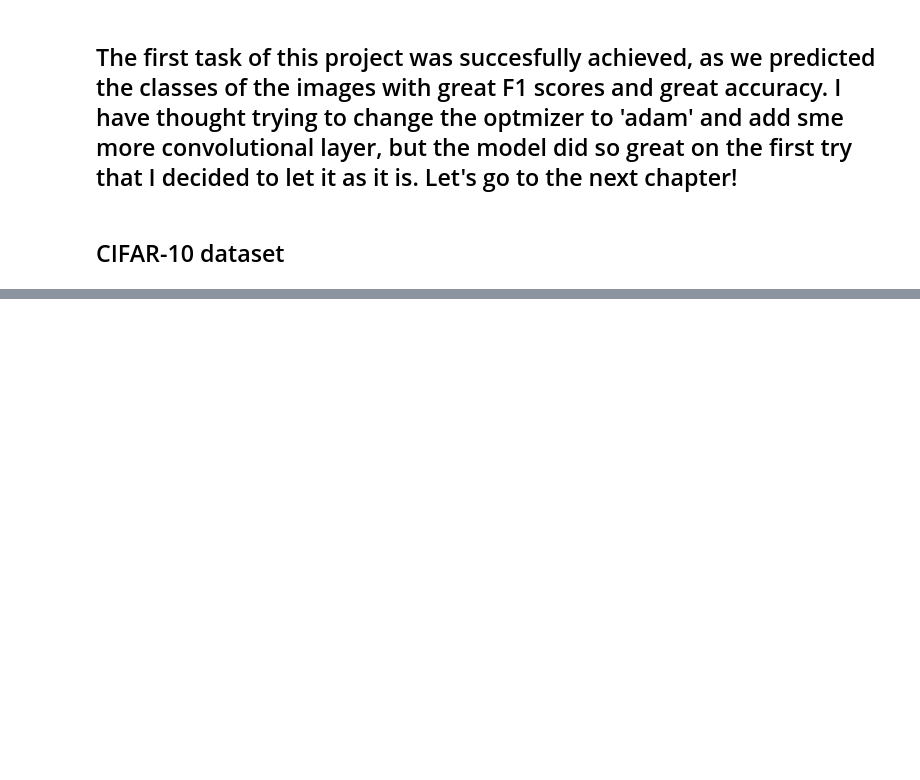
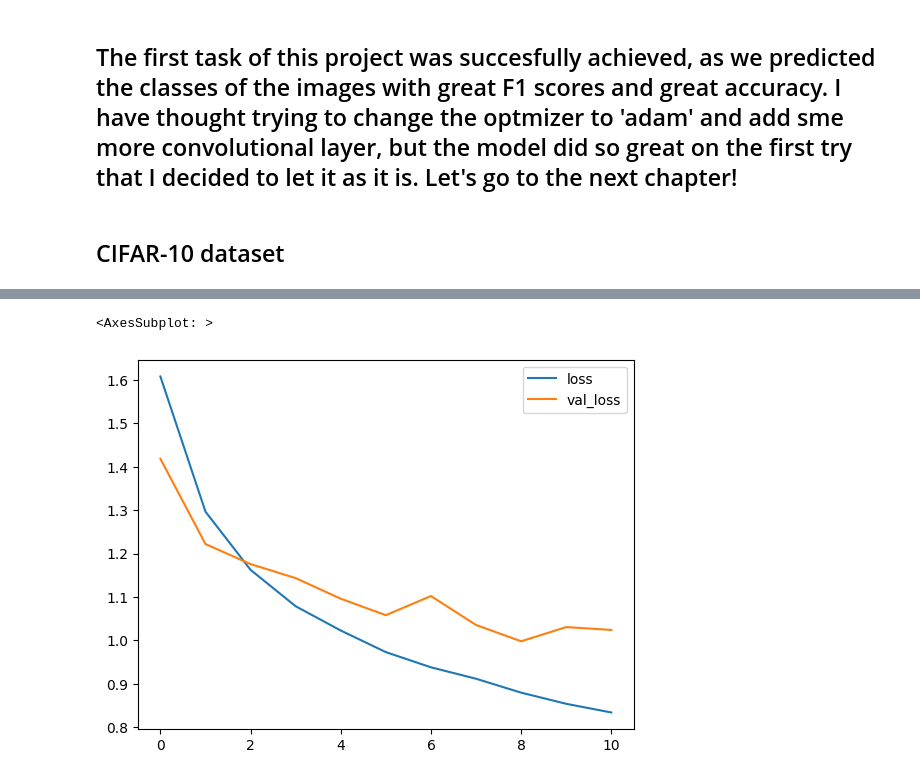
Before and after one commit to MarkusZetes/Personal-Projects, a Jupyter notebook: Greyscale, Color and 'Real World' Image Classification.ipynb, the cells around one changed output, grey strips where cells are left out. Drawn from its saved outputs; the diff is of its cells as text; code cells hidden in the pictures; blank space fills up the shorter version.

```diff
--- a/Greyscale, Color and 'Real World' Image Classification.ipynb
+++ b/Greyscale, Color and 'Real World' Image Classification.ipynb
@@ -477,0 +644,5 @@ This image-dataset includes 10 labels of different colored items. The dataset is
+# %%
+metrics[['loss', 'val_loss']].plot()
+# %% [output]
+<AxesSubplot: >
+[figure, added]
```
Also changed, not shown: parts of 49 cells of this notebook.
